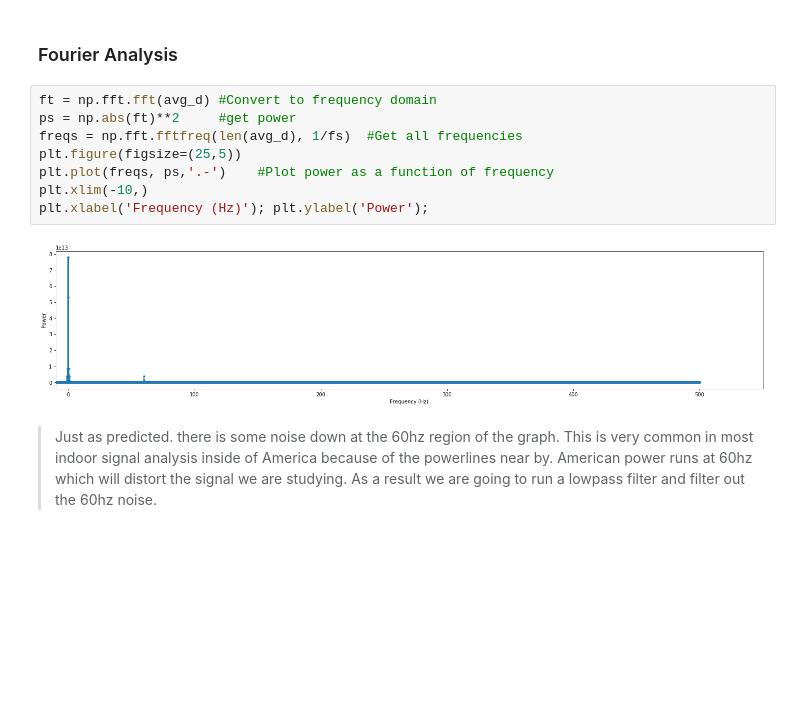
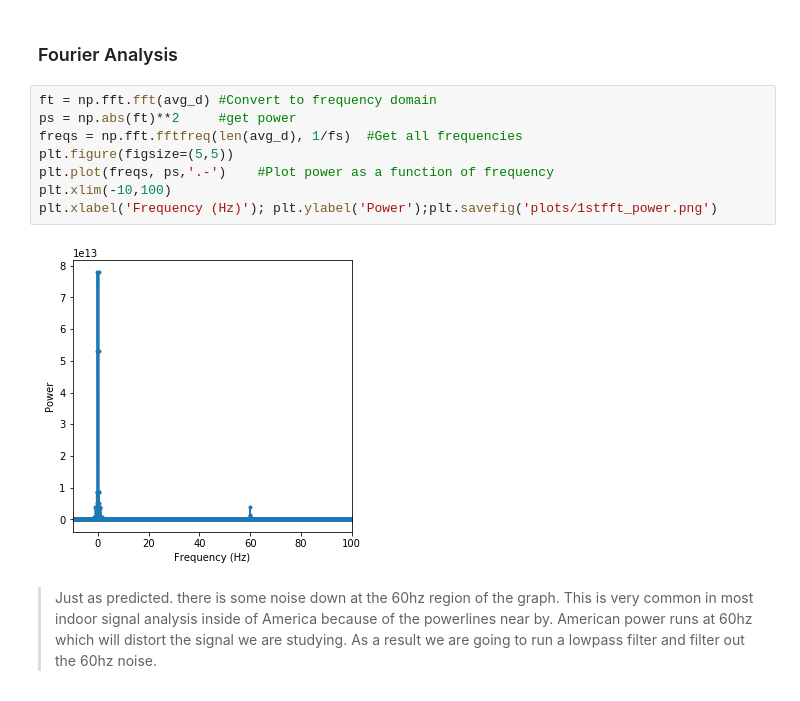
Before and after one commit to benjaminmakowsky/cogs118c, a Jupyter notebook: Assignments/Final Project.ipynb, the cells around one changed output. Saved outputs shown, nothing was run; the diff lists cells and outputs as text; blank space fills up the shorter version.

```diff
--- a/Assignments/Final Project.ipynb
+++ b/Assignments/Final Project.ipynb
@@ -53,13 +52,13 @@ Text(0.5,0,'Time (s)')
 # %%
 ft = np.fft.fft(avg_d) #Convert to frequency domain
 ps = np.abs(ft)**2     #get power
 freqs = np.fft.fftfreq(len(avg_d), 1/fs)  #Get all frequencies
-plt.figure(figsize=(25,5))
+plt.figure(figsize=(5,5))
 plt.plot(freqs, ps,'.-')    #Plot power as a function of frequency
-plt.xlim(-10,)
-plt.xlabel('Frequency (Hz)'); plt.ylabel('Power');
+plt.xlim(-10,100)
+plt.xlabel('Frequency (Hz)'); plt.ylabel('Power');plt.savefig('plots/1stfft_power.png')
 # %% [output]
-[figure, old version]
+[figure, new version]
 # %% [markdown]
 > Just as predicted. there is some noise down at the 60hz region of the graph. This is very common in most indoor signal analysis inside of America because of the powerlines near by. American power runs at 60hz which will distort the signal we are studying. As a result we are going to run a lowpass filter and filter out the 60hz noise.
 # %% [markdown]
```
Also changed, not shown: parts of 5 cells of this notebook, 1 other file.
